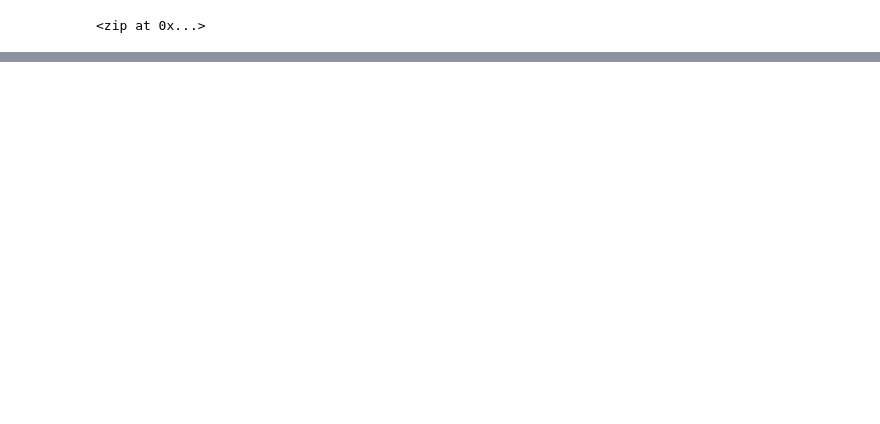
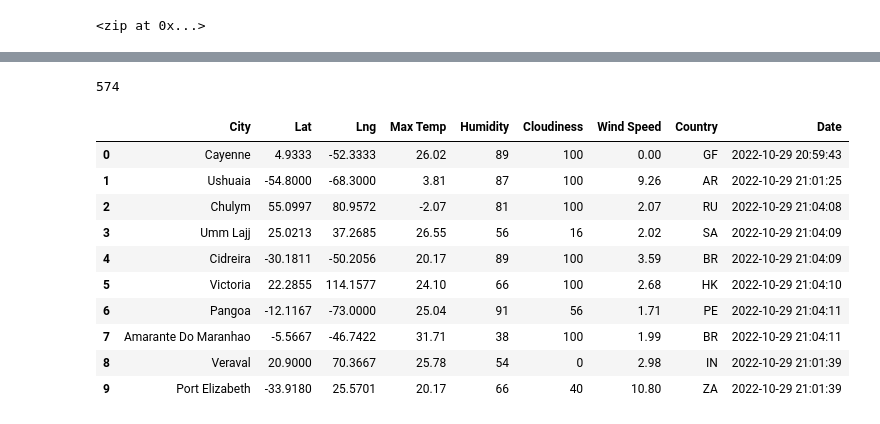
Before and after one commit to rrantxa/world_weather_analysis, a Jupyter notebook: WeatherPy.ipynb, the cells around one changed output, grey strips where cells are left out. Drawn from its saved outputs; the diff is of its cells as text; code cells hidden in the pictures; blank space fills up the shorter version.

Commit message:
Adding Cities DataFrame and CSV file.

```diff
--- a/WeatherPy.ipynb
+++ b/WeatherPy.ipynb
@@ -49,7 +52,7 @@ record_count = 1
 set_count = 1
 
 #Loop through all the cities in our list.
-for i, city in enumerate(cities):
+for i, city in enumerate(cities):  # TO DO: Add slicing for running purposes.
 
     #Group cities in sets of 50 for logging purposes.
     if (i % 50 == 0 and i >= 50):
@@ -95,7 +98,7 @@ for i, city in enumerate(cities):
                           "Date": city_date})
 
     #If an error is experienced, skip the city.
-    except:
+    except KeyError:
         print("City not found. Skipping...")
         pass
 
@@ -106,2 +127,20 @@ print("-------------------------------")
 # %%
 len(city_data)
+# %% [output]
+574
+# %%
+# Convert the array of dictionaries to a Pandas DataFrame.
+city_data_df = pd.DataFrame(city_data)
+city_data_df.head(10)
+# %% [output]
+|  | City | Lat | Lng | Max Temp | Humidity | Cloudiness | Wind Speed | Country | Date |
+| 0 | Cayenne | 4.9333 | -52.3333 | 26.02 | 89 | 100 | 0.00 | GF | 2022-10-29 20:59:43 |
+| 1 | Ushuaia | -54.8000 | -68.3000 | 3.81 | 87 | 100 | 9.26 | AR | 2022-10-29 21:01:25 |
+| 2 | Chulym | 55.0997 | 80.9572 | -2.07 | 81 | 100 | 2.07 | RU | 2022-10-29 21:04:08 |
+| 3 | Umm Lajj | 25.0213 | 37.2685 | 26.55 | 56 | 16 | 2.02 | SA | 2022-10-29 21:04:09 |
+| 4 | Cidreira | -30.1811 | -50.2056 | 20.17 | 89 | 100 | 3.59 | BR | 2022-10-29 21:04:09 |
+| 5 | Victoria | 22.2855 | 114.1577 | 24.10 | 66 | 100 | 2.68 | HK | 2022-10-29 21:04:10 |
+| 6 | Pangoa | -12.1167 | -73.0000 | 25.04 | 91 | 56 | 1.71 | PE | 2022-10-29 21:04:11 |
+| 7 | Amarante Do Maranhao | -5.5667 | -46.7422 | 31.71 | 38 | 100 | 1.99 | BR | 2022-10-29 21:04:11 |
+| 8 | Veraval | 20.9000 | 70.3667 | 25.78 | 54 | 0 | 2.98 | IN | 2022-10-29 21:01:39 |
+| 9 | Port Elizabeth | -33.9180 | 25.5701 | 20.17 | 66 | 40 | 10.80 | ZA | 2022-10-29 21:01:39 |
```
Also changed, not shown: parts of 5 cells of this notebook, 1 other file.
